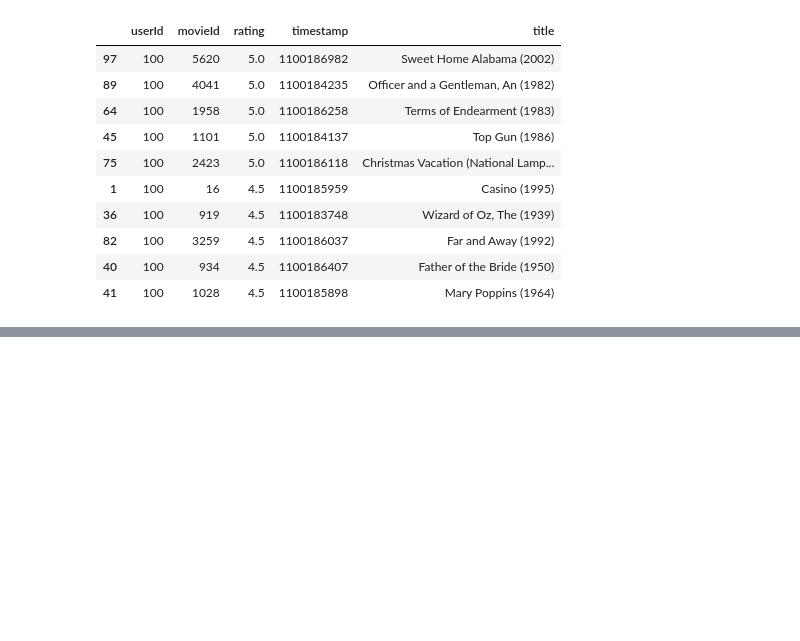
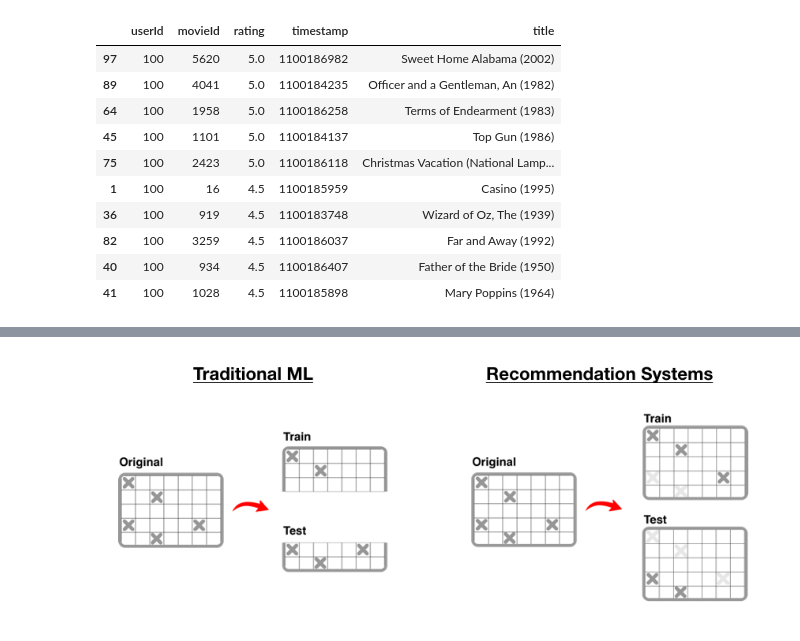
Before and after one commit to topspinj/pydata-workshop, a Jupyter notebook: tutorial.ipynb, the cells around one changed output, grey strips where cells are left out. Cells and saved outputs as stored; diff of their text form; code cells hidden in the pictures; blank space fills up the shorter version.

```diff
--- a/tutorial.ipynb
+++ b/tutorial.ipynb
@@ -572,0 +587,4 @@ Stand by Me (1986)
+# %%
+Image("imgs/splitting.png")
+# %% [output]
+[figure, added]
```
Also changed, not shown: parts of 16 cells of this notebook.
